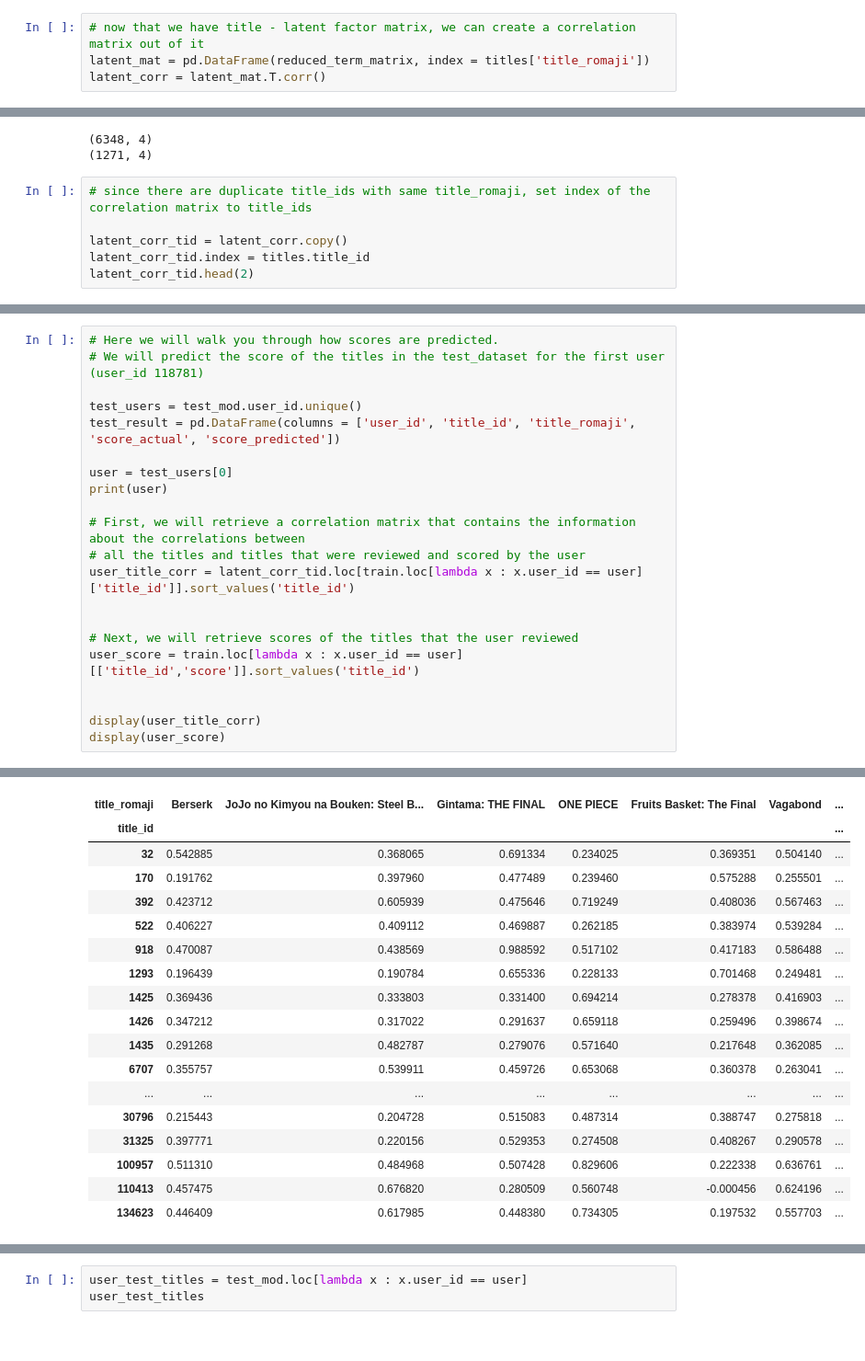
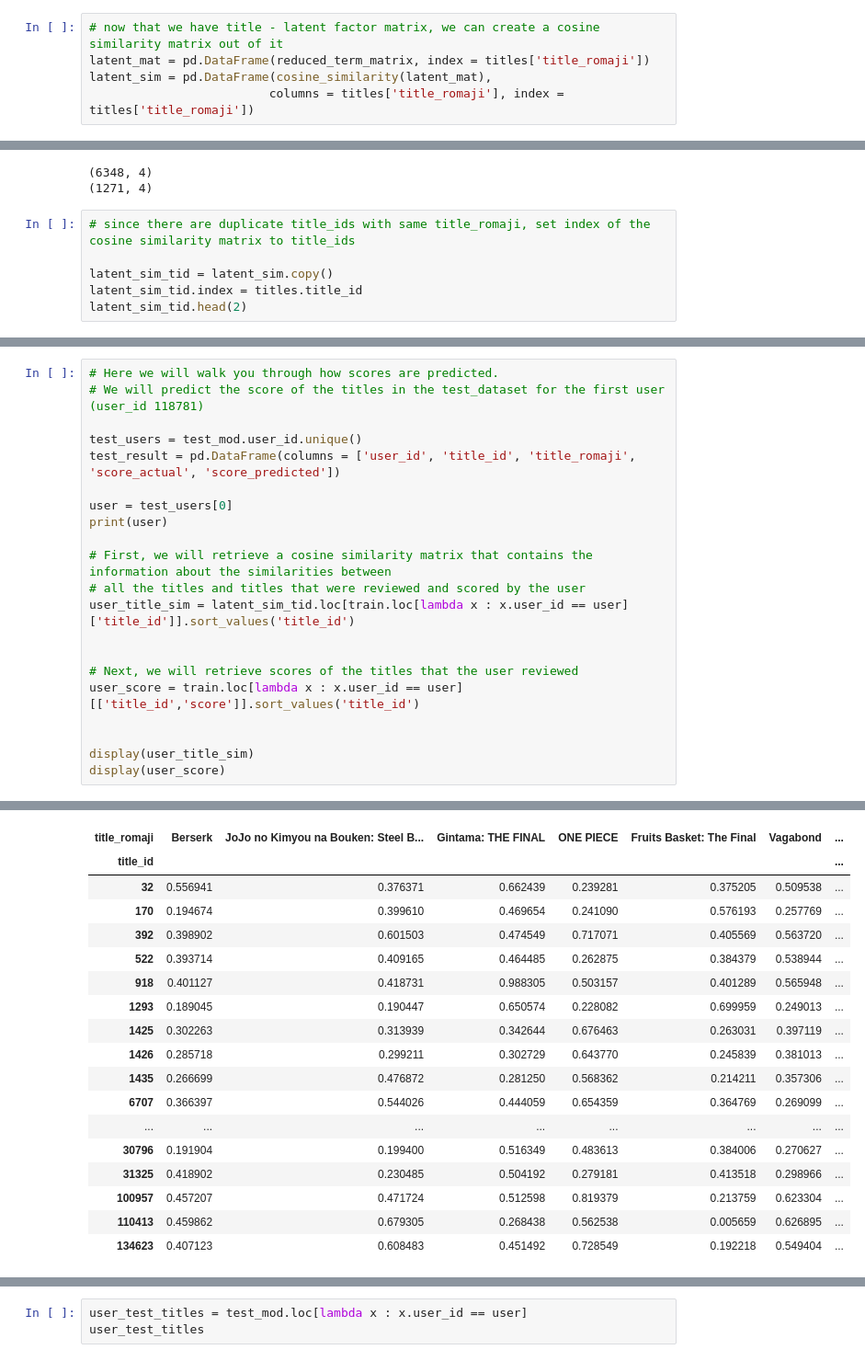
Before and after one commit to doyoung-umich/pj_otaku, a Jupyter notebook: Doyoung/EDA.ipynb, the cells around one changed output, grey strips where cells are left out. Shown at 92% size. Drawn from its saved outputs; the diff is of its cells as text.

```diff
--- a/Doyoung/EDA.ipynb
+++ b/Doyoung/EDA.ipynb
@@ -455,8 +469,9 @@ print(lsi.components_.shape)
 (50, 50)
 (50, 448)
 # %%
-# now that we have title - latent factor matrix, we can create a correlation matrix out of it
+# now that we have title - latent factor matrix, we can create a cosine similarity matrix out of it
 latent_mat = pd.DataFrame(reduced_term_matrix, index = titles['title_romaji'])
-latent_corr = latent_mat.T.corr()
+latent_sim = pd.DataFrame(cosine_similarity(latent_mat),
+                         columns = titles['title_romaji'], index = titles['title_romaji'])
 # %%
 # to check sanity, filter out less popular titles
@@ -595,11 +610,11 @@ print(test_mod.shape)
 (6348, 4)
 (1271, 4)
 # %%
-# since there are duplicate title_ids with same title_romaji, set index of the correlation matrix to title_ids
+# since there are duplicate title_ids with same title_romaji, set index of the cosine similarity matrix to title_ids
 
-latent_corr_tid = latent_corr.copy()
-latent_corr_tid.index = titles.title_id
-latent_corr_tid.head(2)
+latent_sim_tid = latent_sim.copy()
+latent_sim_tid.index = titles.title_id
+latent_sim_tid.head(2)
 # %% [output]
 | title_romaji | Berserk | JoJo no Kimyou na Bouken: Steel B... | Gintama: THE FINAL | ONE PIECE | Fruits Basket: The Final | Vagabond | ... |
 | title_id |  |  |  |  |  |  | ... |
@@ -609,44 +624,44 @@ latent_corr_tid.head(2)
 # %%
 # Here we will walk you through how scores are predicted.
 # We will predict the score of the titles in the test_dataset for the first user (user_id 118781)
 
 test_users = test_mod.user_id.unique()
 test_result = pd.DataFrame(columns = ['user_id', 'title_id', 'title_romaji', 'score_actual', 'score_predicted'])
 
 user = test_users[0]
 print(user)
 
-# First, we will retrieve a correlation matrix that contains the information about the correlations between
+# First, we will retrieve a cosine similarity matrix that contains the information about the similarities between
 # all the titles and titles that were reviewed and scored by the user
-user_title_corr = latent_corr_tid.loc[train.loc[lambda x : x.user_id == user]['title_id']].sort_values('title_id')
+user_title_sim = latent_sim_tid.loc[train.loc[lambda x : x.user_id == user]['title_id']].sort_values('title_id')
 
 
 # Next, we will retrieve scores of the titles that the user reviewed
 user_score = train.loc[lambda x : x.user_id == user][['title_id','score']].sort_values('title_id')
 
 
-display(user_title_corr)
+display(user_title_sim)
 display(user_score)
 # %% [output]
 118781
 | title_romaji | Berserk | JoJo no Kimyou na Bouken: Steel B... | Gintama: THE FINAL | ONE PIECE | Fruits Basket: The Final | Vagabond | ... |
 | title_id |  |  |  |  |  |  | ... |
-| 32 | 0.542885 | 0.368065 | 0.691334 | 0.234025 | 0.369351 | 0.504140 | ... |
-| 170 | 0.191762 | 0.397960 | 0.477489 | 0.239460 | 0.575288 | 0.255501 | ... |
-| 392 | 0.423712 | 0.605939 | 0.475646 | 0.719249 | 0.408036 | 0.567463 | ... |
-| 522 | 0.406227 | 0.409112 | 0.469887 | 0.262185 | 0.383974 | 0.539284 | ... |
-| 918 | 0.470087 | 0.438569 | 0.988592 | 0.517102 | 0.417183 | 0.586488 | ... |
-| 1293 | 0.196439 | 0.190784 | 0.655336 | 0.228133 | 0.701468 | 0.249481 | ... |
-| 1425 | 0.369436 | 0.333803 | 0.331400 | 0.694214 | 0.278378 | 0.416903 | ... |
-| 1426 | 0.347212 | 0.317022 | 0.291637 | 0.659118 | 0.259496 | 0.398674 | ... |
-| 1435 | 0.291268 | 0.482787 | 0.279076 | 0.571640 | 0.217648 | 0.362085 | ... |
-| 6707 | 0.355757 | 0.539911 | 0.459726 | 0.653068 | 0.360378 | 0.263041 | ... |
+| 32 | 0.556941 | 0.376371 | 0.662439 | 0.239281 | 0.375205 | 0.509538 | ... |
+| 170 | 0.194674 | 0.399610 | 0.469654 | 0.241090 | 0.576193 | 0.257769 | ... |
+| 392 | 0.398902 | 0.601503 | 0.474549 | 0.717071 | 0.405569 | 0.563720 | ... |
+| 522 | 0.393714 | 0.409165 | 0.464485 | 0.262875 | 0.384379 | 0.538944 | ... |
+| 918 | 0.401127 | 0.418731 | 0.988305 | 0.503157 | 0.401289 | 0.565948 | ... |
+| 1293 | 0.189045 | 0.190447 | 0.650574 | 0.228082 | 0.699959 | 0.249013 | ... |
+| 1425 | 0.302263 | 0.313939 | 0.342644 | 0.676463 | 0.263031 | 0.397119 | ... |
+| 1426 | 0.285718 | 0.299211 | 0.302729 | 0.643770 | 0.245839 | 0.381013 | ... |
+| 1435 | 0.266699 | 0.476872 | 0.281250 | 0.568362 | 0.214211 | 0.357306 | ... |
+| 6707 | 0.366397 | 0.544026 | 0.444059 | 0.654359 | 0.364769 | 0.269099 | ... |
 | ... | ... | ... | ... | ... | ... | ... | ... |
-| 30796 | 0.215443 | 0.204728 | 0.515083 | 0.487314 | 0.388747 | 0.275818 | ... |
-| 31325 | 0.397771 | 0.220156 | 0.529353 | 0.274508 | 0.408267 | 0.290578 | ... |
-| 100957 | 0.511310 | 0.484968 | 0.507428 | 0.829606 | 0.222338 | 0.636761 | ... |
-| 110413 | 0.457475 | 0.676820 | 0.280509 | 0.560748 | -0.000456 | 0.624196 | ... |
-| 134623 | 0.446409 | 0.617985 | 0.448380 | 0.734305 | 0.197532 | 0.557703 | ... |
+| 30796 | 0.191904 | 0.199400 | 0.516349 | 0.483613 | 0.384006 | 0.270627 | ... |
+| 31325 | 0.418902 | 0.230485 | 0.504192 | 0.279181 | 0.413518 | 0.298966 | ... |
+| 100957 | 0.457207 | 0.471724 | 0.512598 | 0.819379 | 0.213759 | 0.623304 | ... |
+| 110413 | 0.459862 | 0.679305 | 0.268438 | 0.562538 | 0.005659 | 0.626895 | ... |
+| 134623 | 0.407123 | 0.608483 | 0.451492 | 0.728549 | 0.192218 | 0.549404 | ... |
 18 rows × 8786 columns
 |  | title_id | score |
 | 941 | 32 | 50 |
```
Also changed, not shown: parts of 28 cells of this notebook.
